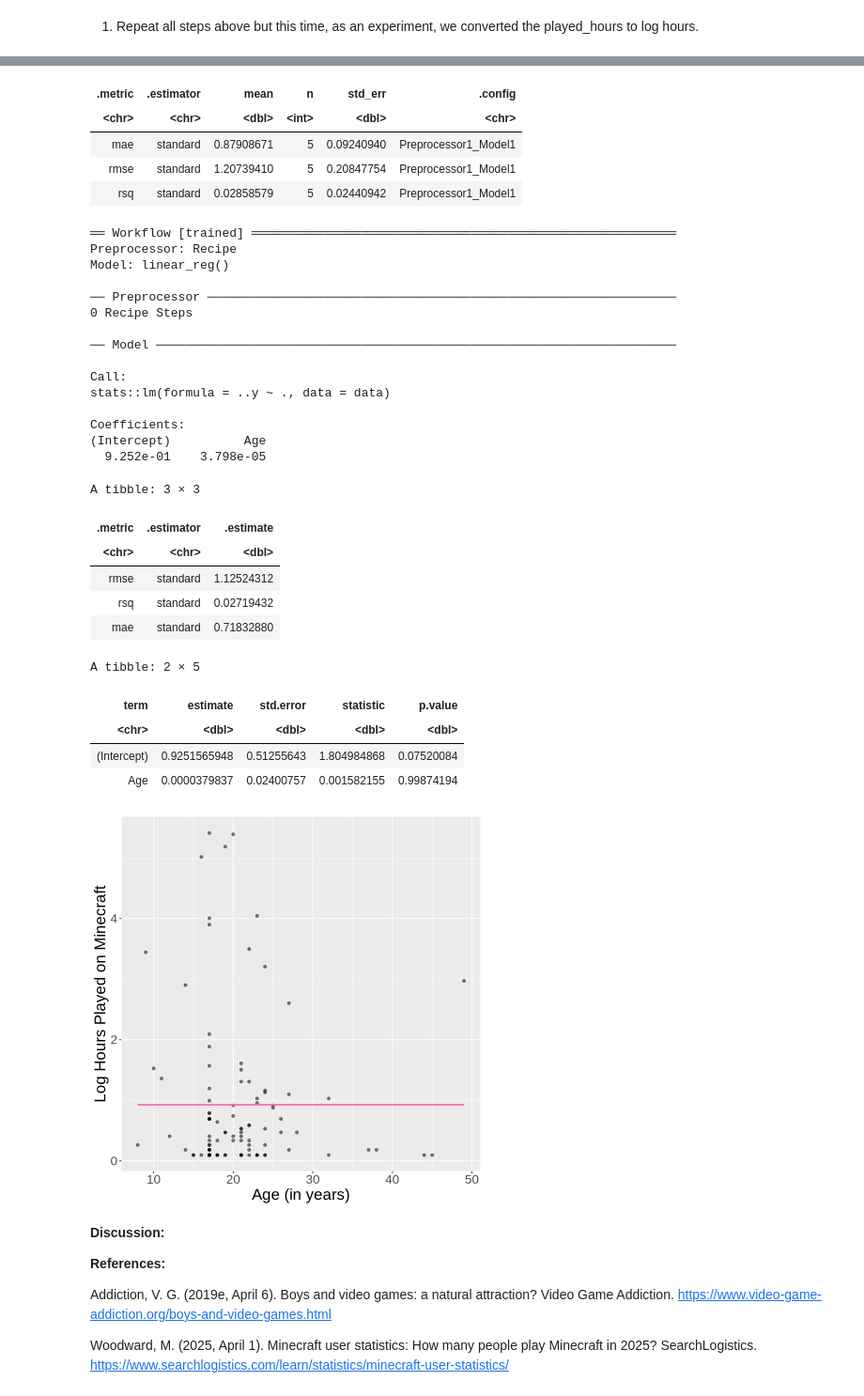
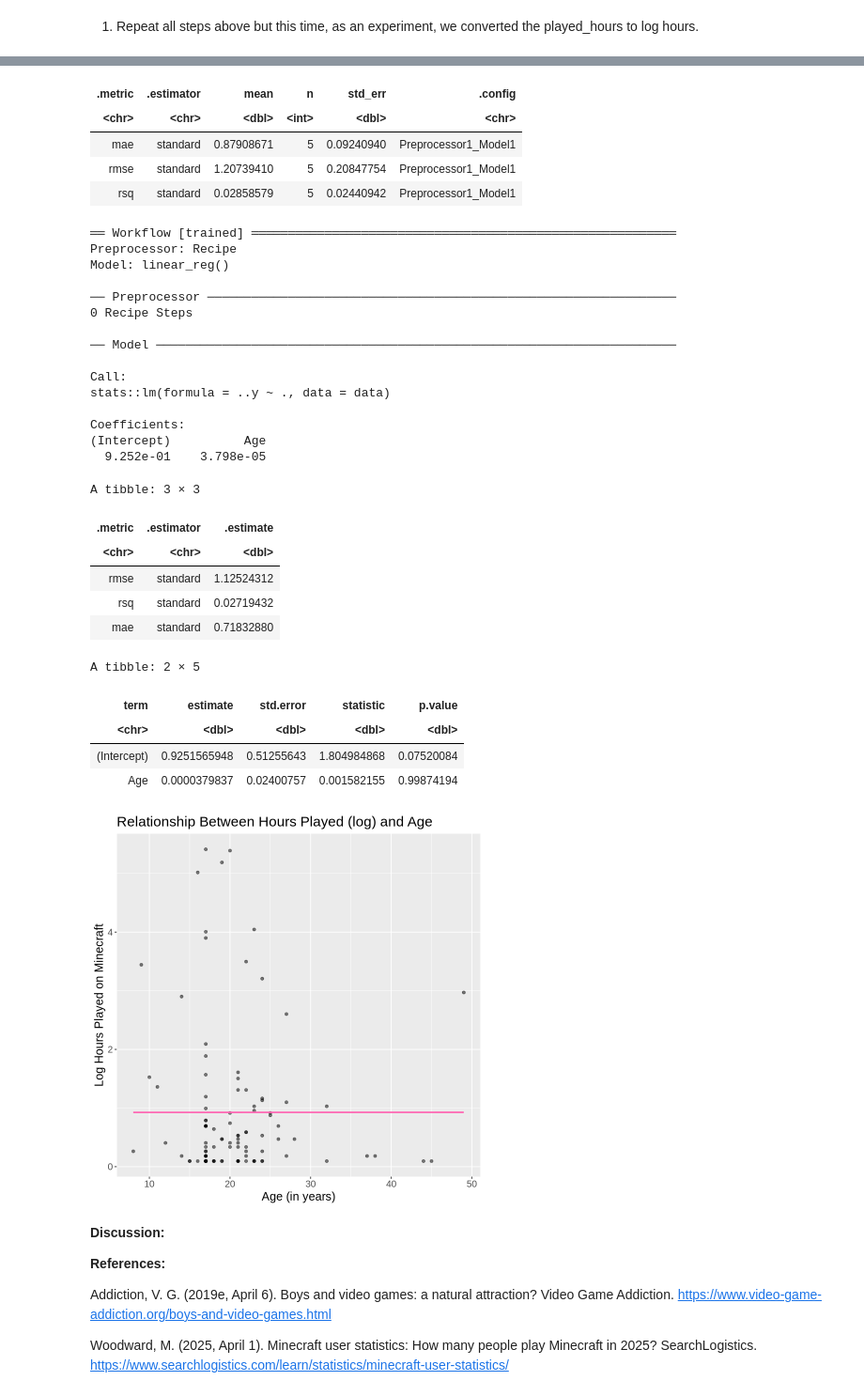
Before and after one commit to cindyttt/dsci-100-2025-final-project, a Jupyter notebook: analysis.ipynb, the cells around one changed output, grey strips where cells are left out. Shown at 94% size. Drawn from its saved outputs; the diff is of its cells as text; code cells hidden in the pictures.

Commit message:
added proper labels to plots

```diff
--- a/analysis.ipynb
+++ b/analysis.ipynb
@@ -353,7 +354,8 @@ lm_plot_final2.0 <- ggplot(players_final2.0, aes(x = Age, y = log_hours)) +
             linewidth = 1) +
   xlab("Age (in years)") +
   ylab("Log Hours Played on Minecraft") +
-  theme(text = element_text(size = 20))
+  theme(text = element_text(size = 15))+
+ggtitle("Relationship Between Hours Played (log) and Age")
 
 lm_plot_final2.0
 
@@ -367,34 +369,34 @@ A tibble: 3 × 6
 | <chr> | <chr> | <dbl> | <int> | <dbl> | <chr> |
 | mae | standard | 0.87908671 | 5 | 0.09240940 | Preprocessor1_Model1 |
 | rmse | standard | 1.20739410 | 5 | 0.20847754 | Preprocessor1_Model1 |
 | rsq | standard | 0.02858579 | 5 | 0.02440942 | Preprocessor1_Model1 |
 ══ Workflow [trained] ══════════════════════════════════════════════════════════
 Preprocessor: Recipe
 Model: linear_reg()
 
 ── Preprocessor ────────────────────────────────────────────────────────────────
 0 Recipe Steps
 
 ── Model ───────────────────────────────────────────────────────────────────────
 
 Call:
 stats::lm(formula = ..y ~ ., data = data)
 
 Coefficients:
 (Intercept)          Age
   9.252e-01    3.798e-05
 A tibble: 3 × 3
 | .metric | .estimator | .estimate |
 | <chr> | <chr> | <dbl> |
 | rmse | standard | 1.12524312 |
 | rsq | standard | 0.02719432 |
 | mae | standard | 0.71832880 |
 A tibble: 2 × 5
 | term | estimate | std.error | statistic | p.value |
 | <chr> | <dbl> | <dbl> | <dbl> | <dbl> |
 | (Intercept) | 0.9251565948 | 0.51255643 | 1.804984868 | 0.07520084 |
 | Age | 0.0000379837 | 0.02400757 | 0.001582155 | 0.99874194 |
-[figure, old version]
+[figure, new version]
 # %% [markdown]
 **Discussion:**
 
```
Also changed, not shown: parts of 1 cell of this notebook.
